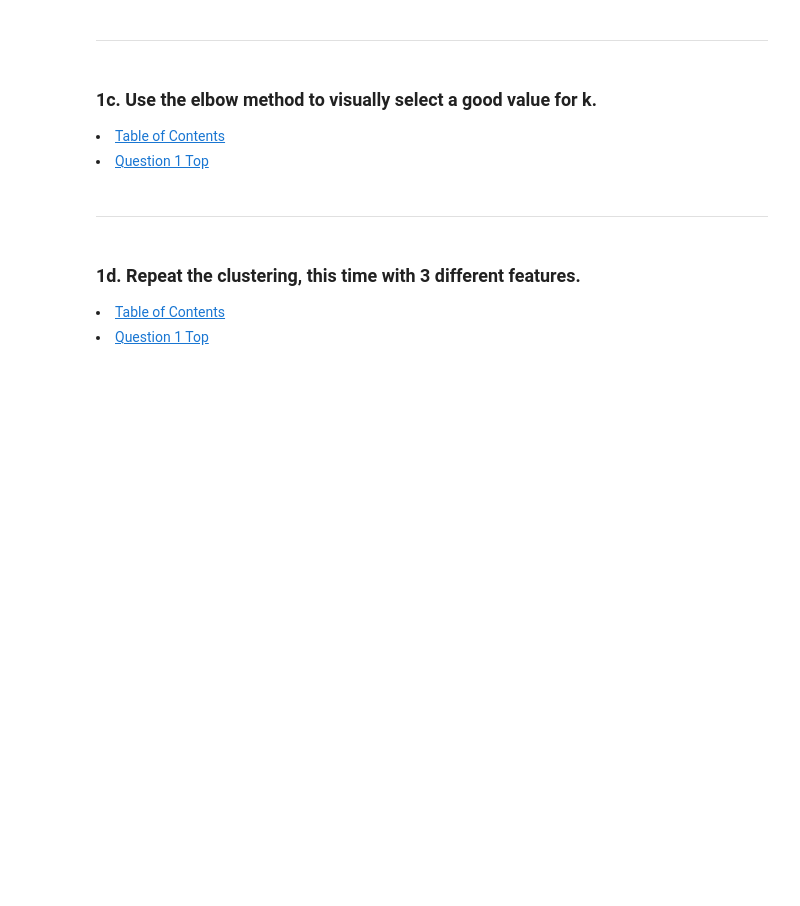
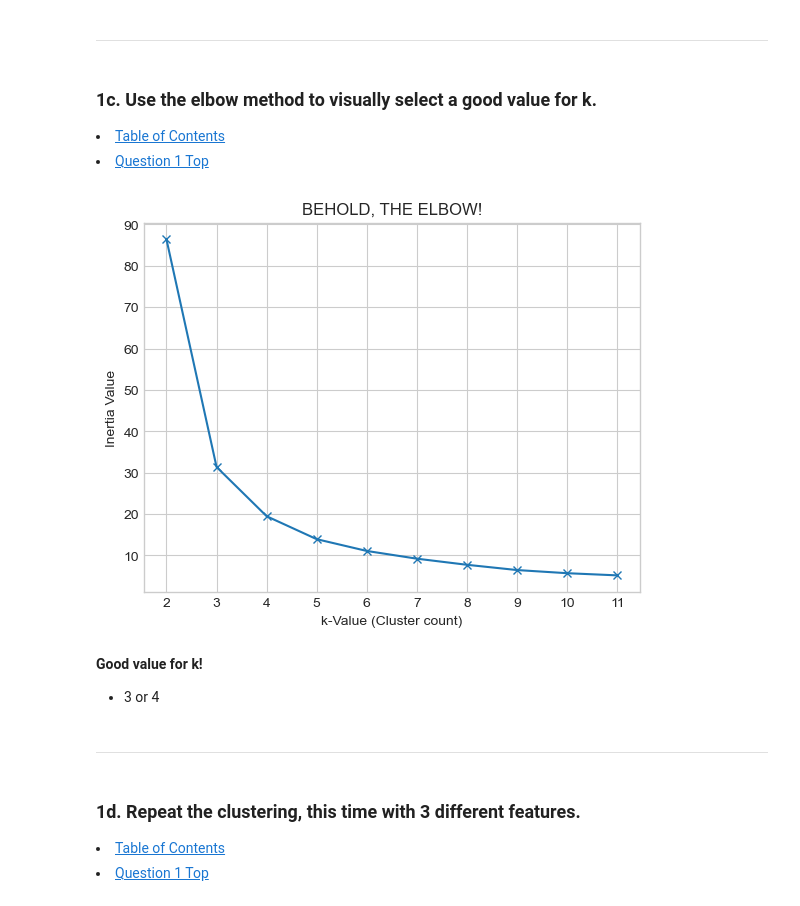
Before and after one commit to Jared-Wood135/clustering-exercises, a Jupyter notebook: modeling.ipynb, the cells around one changed output. Drawn from its saved outputs; the diff is of its cells as text; code cells hidden in the pictures; blank space fills up the shorter version.

```diff
--- a/modeling.ipynb
+++ b/modeling.ipynb
@@ -54,6 +133,20 @@ Using this lesson as a guide, perform clustering on the iris dataset.
 
 <li><a href='#TableOfContents'>Table of Contents</a></li>
 <li><a href='#q1'>Question 1 Top</a></li>
+# %%
+# Visualize that elbow doh
+with plt.style.context('seaborn-whitegrid'):
+    pd.Series({k: KMeans(k).fit(X).inertia_ for k in range(2, 12)}).plot(marker='x')
+    plt.title('BEHOLD, THE ELBOW!')
+    plt.ylabel('Inertia Value')
+    plt.xlabel('k-Value (Cluster count)')
+    plt.xticks(range(2, 12))
+    plt.show()
+# %% [output]
+[figure, added]
+# %% [markdown]
+<b>Good value for k!</b>
+- 3 or 4
 # %% [markdown]
 ---
 # %% [markdown]
```
Also changed, not shown: parts of 19 cells of this notebook.
